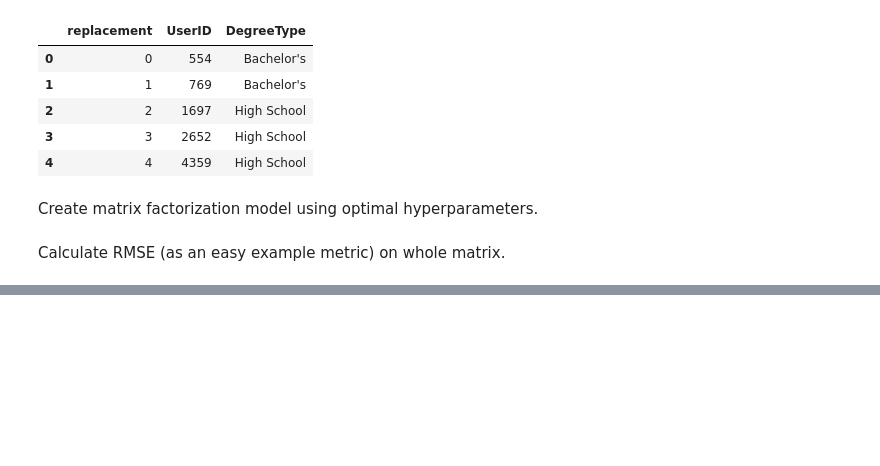
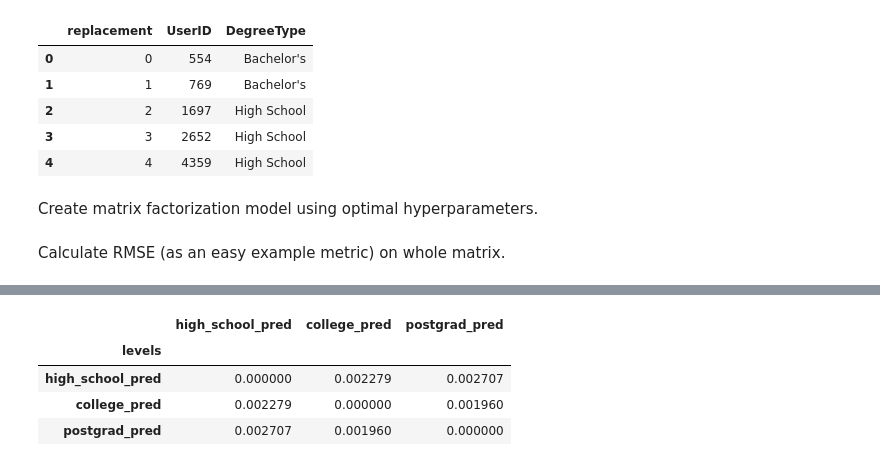
Before and after one commit to LaunaG/jobs-recommender, a Jupyter notebook: Job Recommender System - Matrix Factorization.ipynb, the cells around one changed output, grey strips where cells are left out. Drawn from its saved outputs; the diff is of its cells as text; code cells hidden in the pictures; blank space fills up the shorter version.

```diff
--- a/Job Recommender System - Matrix Factorization.ipynb
+++ b/Job Recommender System - Matrix Factorization.ipynb
@@ -754,0 +713,8 @@ array([[0.        , 0.00258177, 0.0044258 ],
+# %%
+fairness_df(ed, overestimation_unfairness, ed_levels)
+# %% [output]
+|  | high_school_pred | college_pred | postgrad_pred |
+| levels |  |  |  |
+| high_school_pred | 0.000000 | 0.002279 | 0.002707 |
+| college_pred | 0.002279 | 0.000000 | 0.001960 |
+| postgrad_pred | 0.002707 | 0.001960 | 0.000000 |
```
Also changed, not shown: parts of 28 cells of this notebook.
